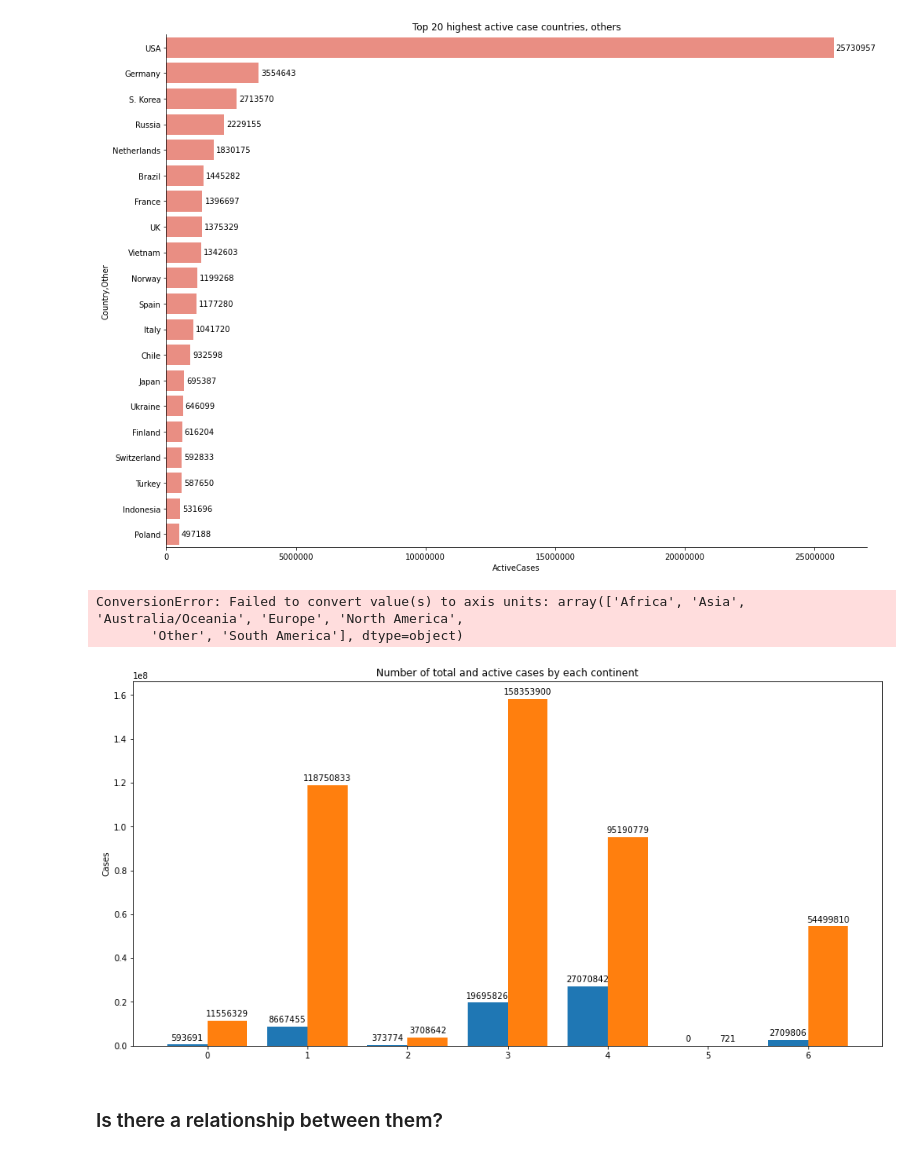
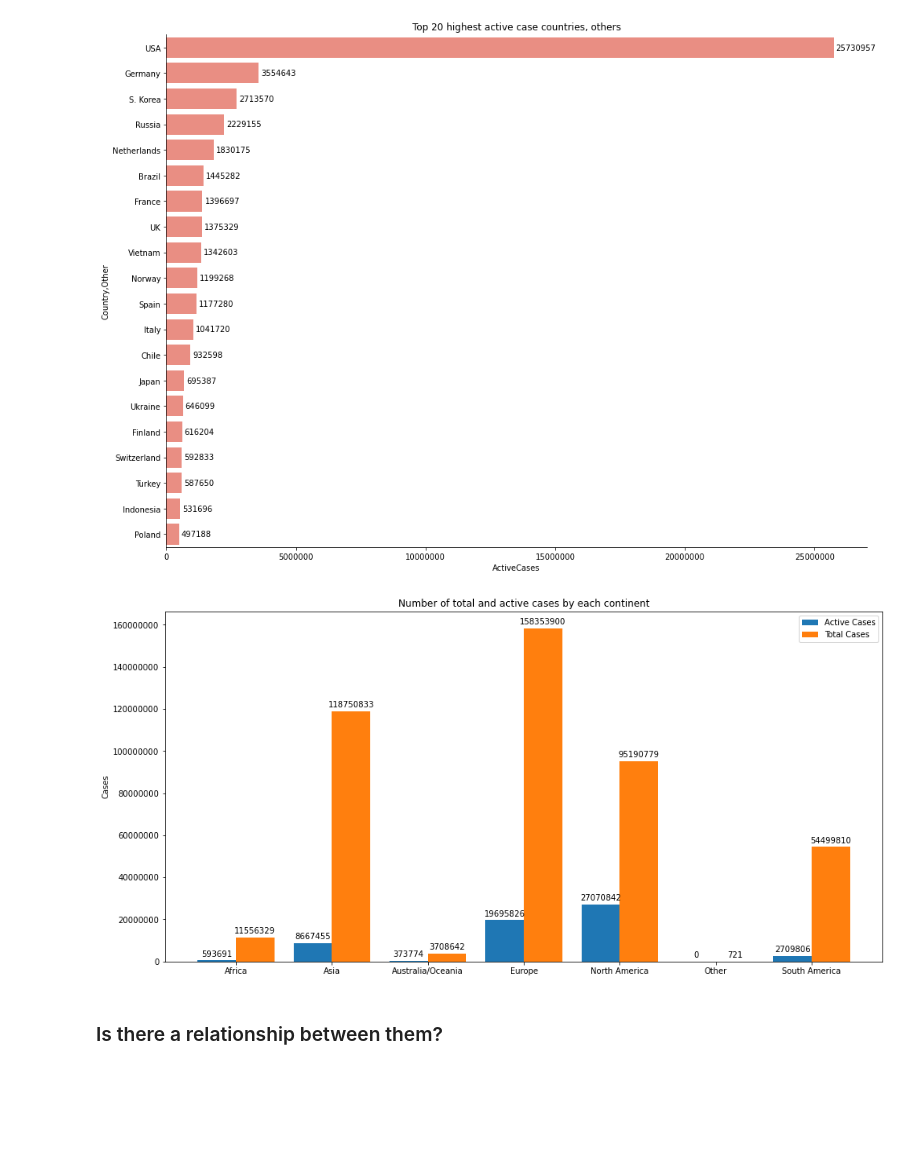
Before and after one commit to ndkhoa0704/Worldometers-explorer, a Jupyter notebook: Visualize.ipynb, the cells around one changed output. Drawn from its saved outputs; the diff is of its cells as text; code cells hidden in the pictures; blank space fills up the shorter version.

Commit message:
final visualize

```diff
--- a/Visualize.ipynb
+++ b/Visualize.ipynb
@@ -259,25 +259,22 @@ active_cases_contient_df = dfs0.groupby('Continent')['ActiveCases'].sum().reset_
 total_cases_contient_df = dfs0.groupby('Continent')['TotalCases'].sum().reset_index()
 # %%
 fig, ax = plt.subplots(figsize=(16,8))
-labels = active_cases_contient_df['Continent'].unique()
+labels = active_cases_contient_df['Continent']
 x = np.arange(len(labels))
-
 rects1 = ax.bar(x - 0.2, active_cases_contient_df['ActiveCases'], width=0.4, label='Active Cases')
 rects2 = ax.bar(x + 0.2, total_cases_contient_df['TotalCases'], width=0.4, label='Total Cases')
 
 # add number for each bar
 ax.bar_label(rects1, fmt='%d', padding=3)
 ax.bar_label(rects2, fmt='%d', padding=3)
 ax.set_ylabel('Cases')
 ax.set_title('Number of total and active cases by each continent')
-ax.set_xticks(labels)
+plt.xticks(x, labels)
 ax.ticklabel_format(style='plain', axis='y') # remove scientific notation for ticks label
-plt.legend()
+ax.legend()
 plt.show()
 # %% [output]
-ConversionError: Failed to convert value(s) to axis units: array(['Africa', 'Asia', 'Australia/Oceania', 'Europe', 'North America',
-       'Other', 'South America'], dtype=object)
-[figure, old version]
+[figure, new version]
 # %% [markdown]
 ### Is there a relationship between them?
 # %%
```
Also changed, not shown: 2 other files.
